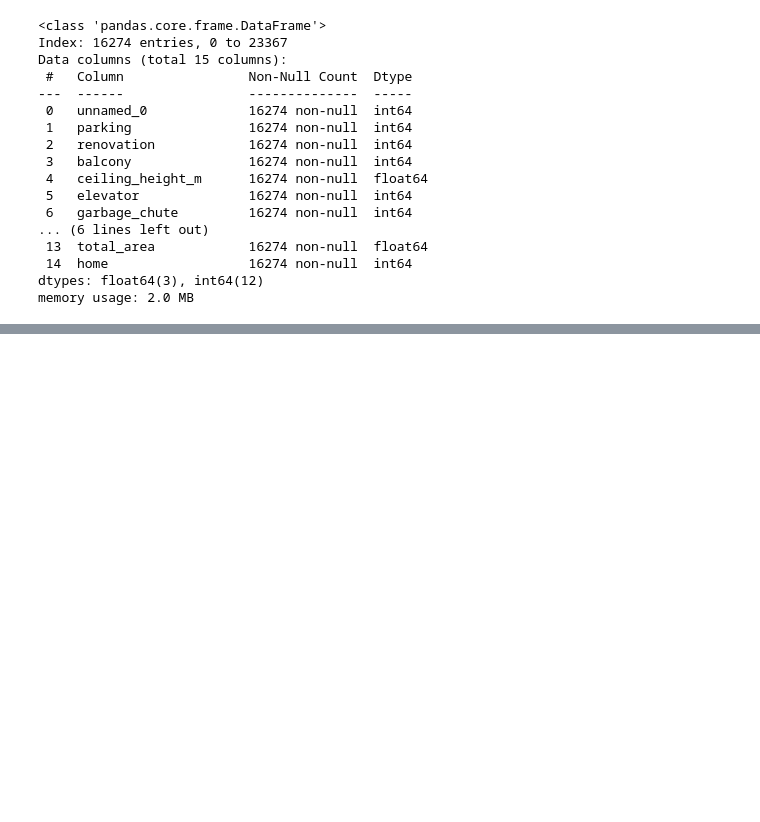
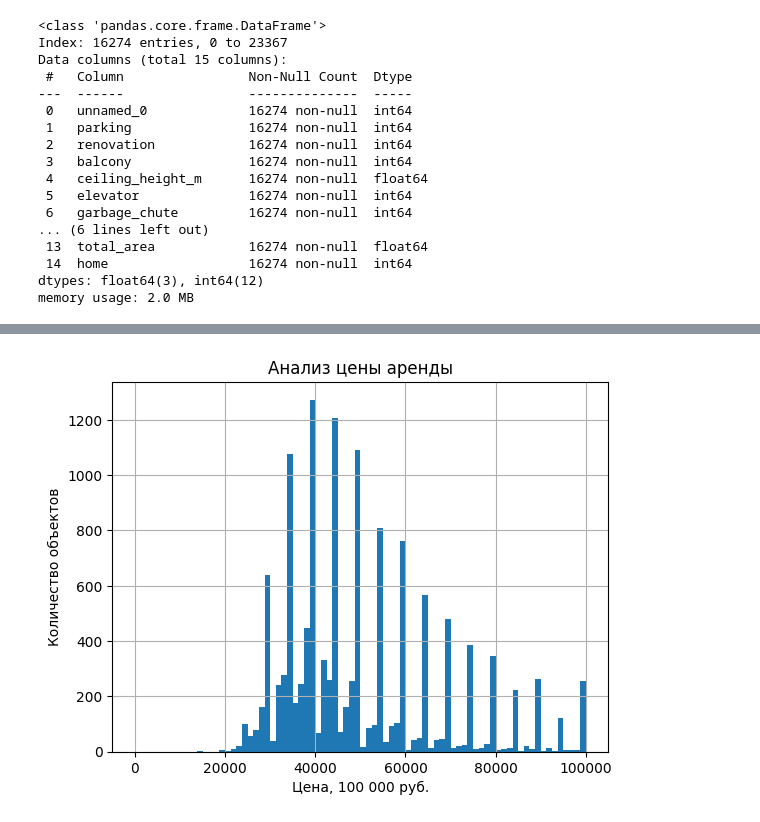
Before and after one commit to Ziiarat/project, a Jupyter notebook: preprocessing.ipynb, the cells around one changed output, grey strips where cells are left out. Drawn from its saved outputs; the diff is of its cells as text; code cells hidden in the pictures; blank space fills up the shorter version.

```diff
--- a/preprocessing.ipynb
+++ b/preprocessing.ipynb
@@ -419,0 +441,9 @@ rent_df.to_csv('gz_data.csv', index=False)
+# %%
+# Посмотрим  на графике
+rent_df['price_'].hist(bins=80,  range = (1,100000))
+plt.title('Анализ цены аренды')
+plt.xlabel ('Цена, 100 000 руб.')
+plt.ylabel ('Количество объектов')
+plt.show()
+# %% [output]
+[figure, added]
```
Also changed, not shown: parts of 6 cells of this notebook.
